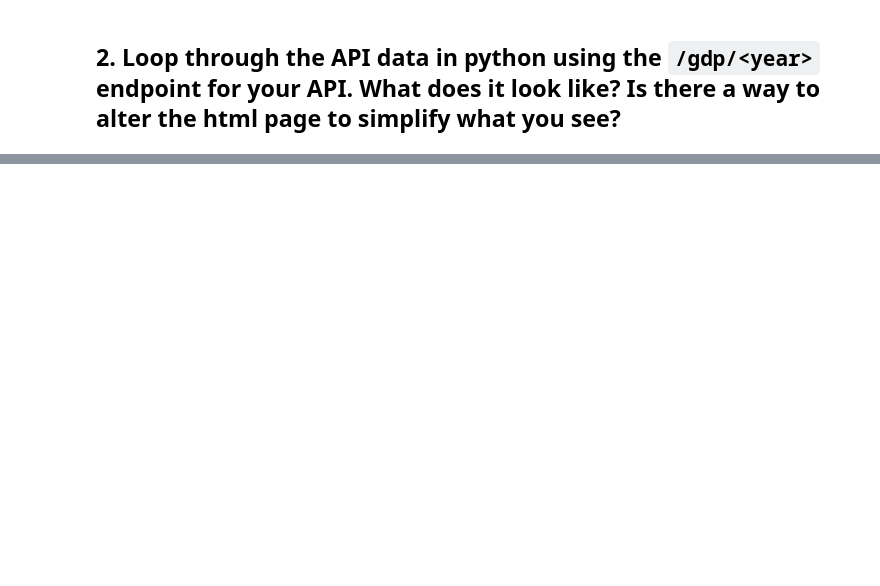
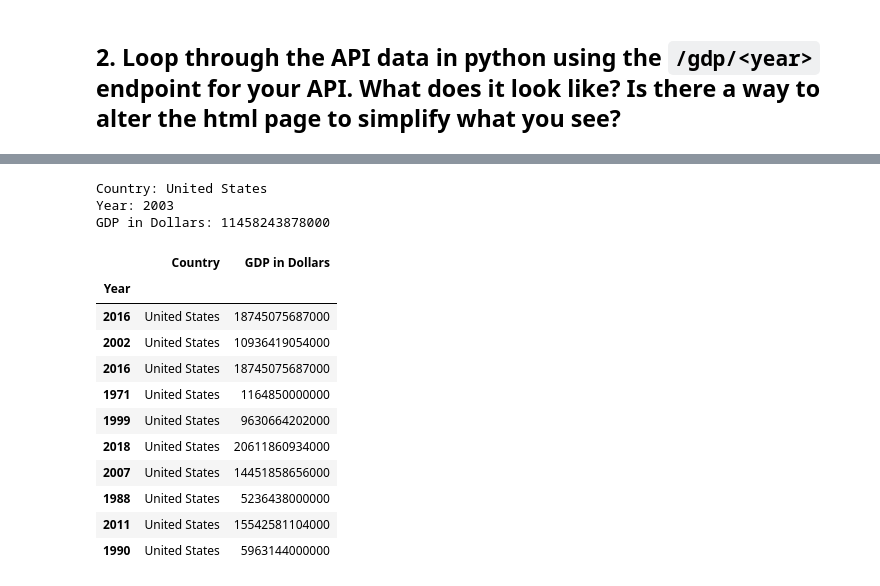
Before and after one commit to N-J-Miller/Week_21, a Jupyter notebook: Week_21_Group_Activity.ipynb, the cells around one changed output, grey strips where cells are left out. Cells and saved outputs as stored; diff of their text form; code cells hidden in the pictures; blank space fills up the shorter version.

```diff
--- a/Week_21_Group_Activity.ipynb
+++ b/Week_21_Group_Activity.ipynb
@@ -19,0 +55,5 @@ import re
+# %%
+a_file = open("us_gdp.json", "r")
+a_json = json.load(a_file)
+
+a_json[1]
@@ -19,0 +78,18 @@ import re
+# %%
+years = np.random.randint(low=1961, high=2021, size=10)
+
+GPS_Data = {'Country':[],
+             'Year':[],
+             'GPS in Dollars': []}
+def get_data():
+
+    for year in years:
+
+        GPS_Data['Country'].append(output_data['country']['value'])
+        GPS_Data['Year'].append(output_data['date'])
+        GPS_Data['GPS in Dollars'].append(output_data['value'])
+
+
+        print("Processing year: "+ str(year))
+
+    return GPS_Data
@@ -19,0 +115,46 @@ import re
+# %%
+country = output_data['country']['value']
+date = output_data['date']
+GDP = output_data['value']
+
+print("Country: " +country)
+print("Year: "+date)
+print("GDP in Dollars: "+str(GDP))
+# %% [output]
+Country: United States
+Year: 2003
+GDP in Dollars: 11458243878000
+# %%
+def gdp_loop():
+
+    data = a_json[1]
+    data_dict = data[0]
+    years = np.random.randint(low=1961, high=2021, size=10)
+    GDP_Data = {'Year':[],'Country':[],
+             'GDP in Dollars': []}
+
+    for year in years:
+        output_data = [x for x in data if x['date']==str(year)]
+        output_dict = output_data[0]
+        GDP_Data['Year'].append(output_dict['date'])
+        GDP_Data['Country'].append(output_dict['country']['value'])
+        GDP_Data['GDP in Dollars'].append(output_dict['value'])
+
+        GDP_df = pd.DataFrame(GDP_Data)
+        GDP_df = GDP_df.set_index(GDP_df.columns[0])
+    return GDP_df
+
+gdp_loop()
+# %% [output]
+|  | Country | GDP in Dollars |
+| Year |  |  |
+| 2016 | United States | 18745075687000 |
+| 2002 | United States | 10936419054000 |
+| 2016 | United States | 18745075687000 |
+| 1971 | United States | 1164850000000 |
+| 1999 | United States | 9630664202000 |
+| 2018 | United States | 20611860934000 |
+| 2007 | United States | 14451858656000 |
+| 1988 | United States | 5236438000000 |
+| 2011 | United States | 15542581104000 |
+| 1990 | United States | 5963144000000 |
```
Also changed, not shown: parts of 9 cells of this notebook, 1 other file.
